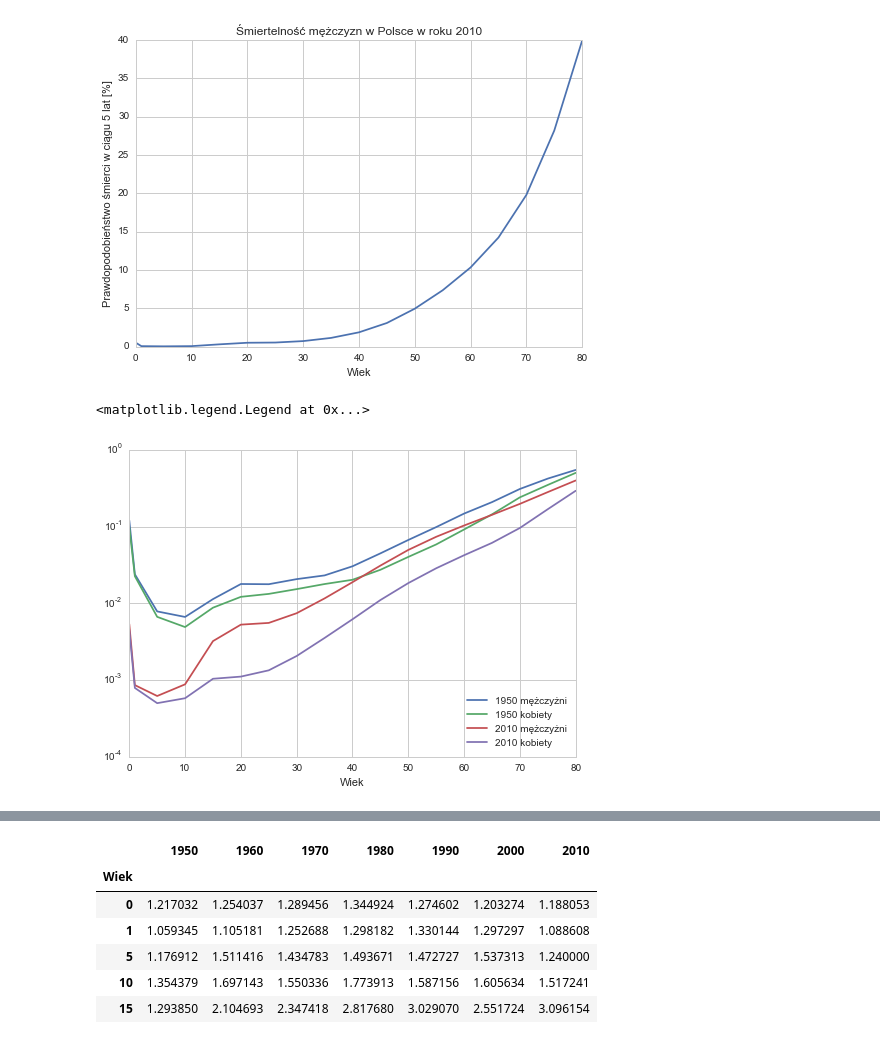
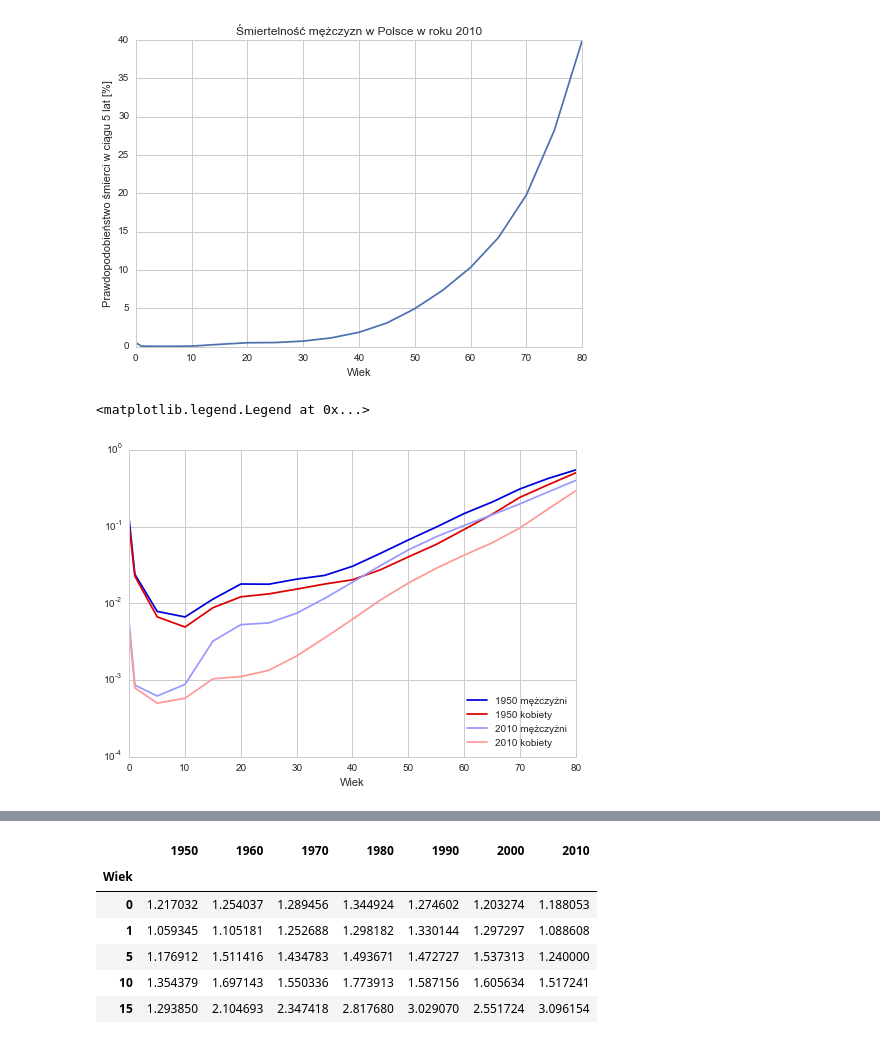
Before and after one commit to DELabUW/szkola-letnia-2015, a Jupyter notebook: zajecia/dzien0_wykresy_start.ipynb, the cells around one changed output, grey strips where cells are left out. Saved outputs shown, nothing was run; the diff lists cells and outputs as text; code cells hidden in the pictures.

Commit message:
xkcd plot i kolory wykresow

```diff
--- a/zajecia/dzien0_wykresy_start.ipynb
+++ b/zajecia/dzien0_wykresy_start.ipynb
@@ -161,11 +161,11 @@ plt.ylabel("Prawdopodobieństwo śmierci w ciągu 5 lat [%]")
 [figure]
 # %%
 # może kilka na raz?
-df_m["1950"].plot(label="1950 mężczyźni", logy=True)
-df_k["1950"].plot(label="1950 kobiety")
-df_m["2010"].plot(label="2010 mężczyźni")
-df_k["2010"].plot(label="2010 kobiety")
+df_m["1950"].plot(label="1950 mężczyźni", logy=True, color="#0000dd")
+df_k["1950"].plot(label="1950 kobiety", color="#dd0000")
+df_m["2010"].plot(label="2010 mężczyźni", color="#9999ff")
+df_k["2010"].plot(label="2010 kobiety", color="#ff9999")
 plt.legend(loc='lower right')
 # %% [output]
 <matplotlib.legend.Legend at 0x...>
-[figure, old version]
+[figure, new version]
```
Also changed, not shown: parts of 4 cells of this notebook.
